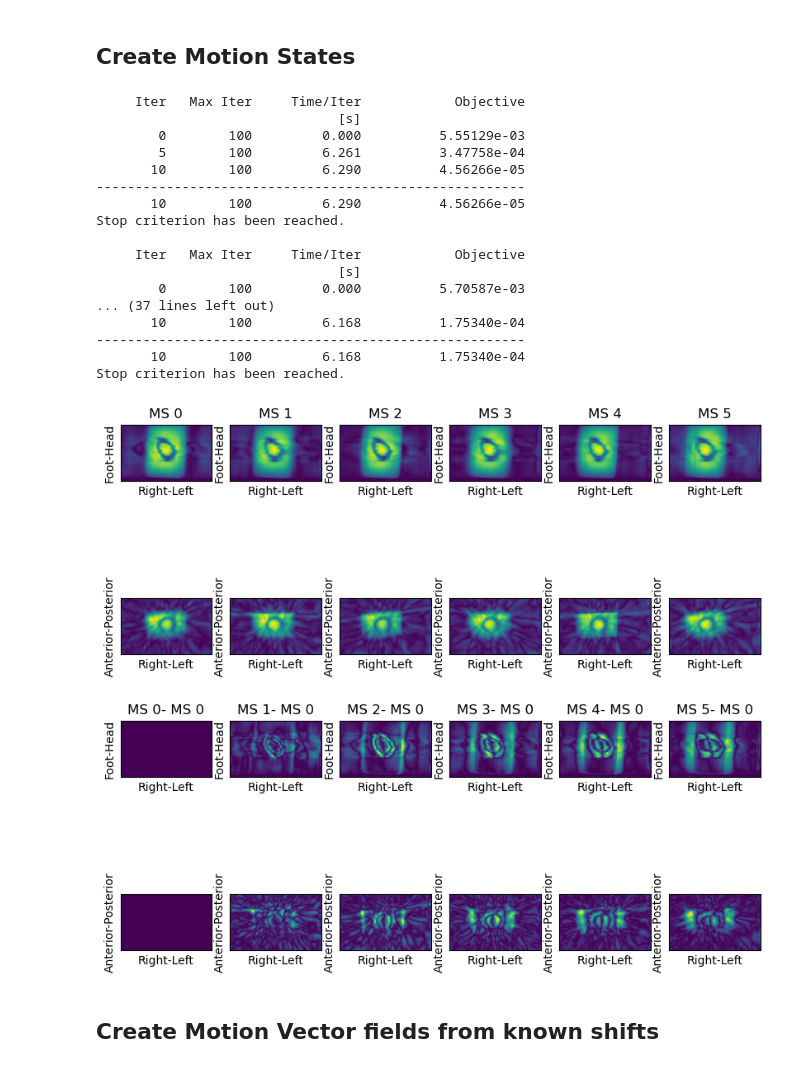
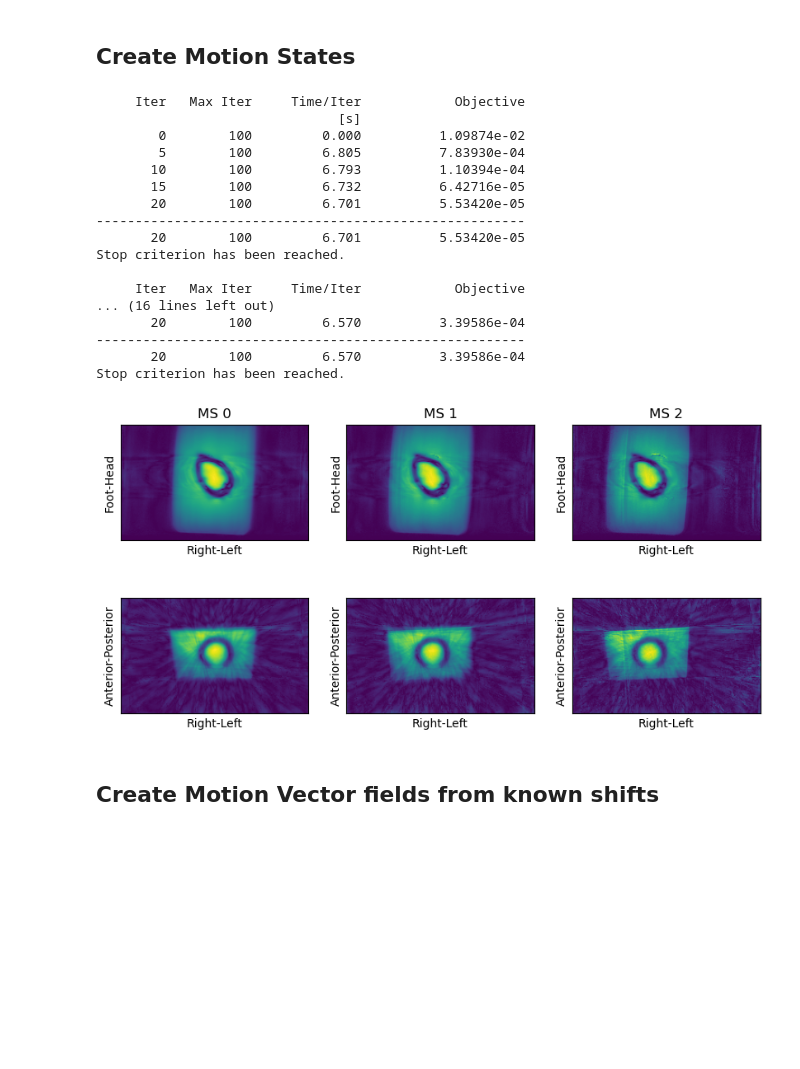
Before and after one commit to paskino/SIRF-Contribs, a Jupyter notebook: src/notebooks/implicit_TV_simulated_motion.ipynb, the cells around one changed output. Drawn from its saved outputs; the diff is of its cells as text; code cells hidden in the pictures; blank space fills up the shorter version.

```diff
--- a/src/notebooks/implicit_TV_simulated_motion.ipynb
+++ b/src/notebooks/implicit_TV_simulated_motion.ipynb
@@ -34,6 +37,6 @@ assert sirf.__version__ == '3.5.0'
 # %%
 # Plotting function
-data_path = '/home/jovyan/devel/SIRF-Contribs/src/notebooks/'
+data_path = '/home/jovyan/work/SIRF-Contribs/src/notebooks/'
 os.chdir(data_path)
 import utils
 from utils import plot_rpe_3d, plot_rpe_3d_simple, save_itrobj
@@ -47,7 +50,7 @@ from utils import plot_rpe_3d, plot_rpe_3d_simple, saveCallback, add_HORIZONTAL_
 # %%
 ############# SETUP #################
 # number of motion states
-Nms = 6
+Nms = 3
 # max
 max_shift = 20.
 # setup linear shifts
@@ -105,7 +108,7 @@ for ind in range(Nms):
 
     # Starting image
     x_init = im_ms.clone()
-    x_init.fill(0.0)
+    # x_init.fill(0.0)
 
     # Objective function
     f = LeastSquares(E_ms[ind], acq_ms[ind], c=1)
@@ -118,45 +121,44 @@ for ind in range(Nms):
 
     # Run FISTA
     sc = functools.partial(saveCallback, fista, f"FISTA_L2_ms_{ind}", os.path.join(data_path, recons, f'MS_{Nms}'))
-    fista.run(10, verbose=1, callback=sc)
+    fista.run(20, verbose=1, callback=sc)
 
     # Get result
     im_fista_ms[ind] = fista.get_output()
 # %% [output]
      Iter   Max Iter     Time/Iter            Objective
                                [s]
-        0        100         0.000          5.55129e-03
-        5        100         6.261          3.47758e-04
-       10        100         6.290          4.56266e-05
+        0        100         0.000          1.09874e-02
+        5        100         6.805          7.83930e-04
+       10        100         6.793          1.10394e-04
+       15        100         6.732          6.42716e-05
+       20        100         6.701          5.53420e-05
 -------------------------------------------------------
-       10        100         6.290          4.56266e-05
+       20        100         6.701          5.53420e-05
 Stop criterion has been reached.
 
      Iter   Max Iter     Time/Iter            Objective
-                               [s]
-        0        100         0.000          5.70587e-03
-... (37 lines left out)
-       10        100         6.168          1.75340e-04
+... (16 lines left out)
+       20        100         6.570          3.39586e-04
 -------------------------------------------------------
-       10        100         6.168          1.75340e-04
+       20        100         6.570          3.39586e-04
 Stop criterion has been reached.
 # %%
 # Prepare results
 #%matplotlib inline
 im_fista_ms_arr = []
 im_fista_diff_arr = []
 for ind in range(Nms):
     im_fista_ms_arr.append(im_fista_ms[ind].as_array())
     im_fista_diff_arr.append(np.abs(im_fista_ms[ind].as_array()) - np.abs(im_fista_ms_arr[0]))
 
 # Visualise different motion states
-plot_rpe_3d_simple(im_fista_ms_arr[:], [64, 64], [ f'MS {ms}' for ms in range(Nms) ])
+plot_rpe_3d_simple(im_fista_ms_arr[:], [64, 64], [ f'MS {ms}' for ms in range(Nms) ], fig_name="motion_state_example")
 print('\n')
 # Visualise difference to first motion state
-plot_rpe_3d_simple(im_fista_diff_arr[:], [64, 64], [f'MS {ms}- MS 0'  for ms in range(Nms) ])
+# plot_rpe_3d_simple(im_fista_diff_arr[:], [64, 64], [f'MS {ms}- MS 0'  for ms in range(Nms) ])
 # %% [output]
-[figure, old version]
+[figure, new version]
-[figure, removed]
 # %% [markdown]
 ## Create Motion Vector fields from known shifts
 # %%
```
Also changed, not shown: parts of 37 cells of this notebook.
